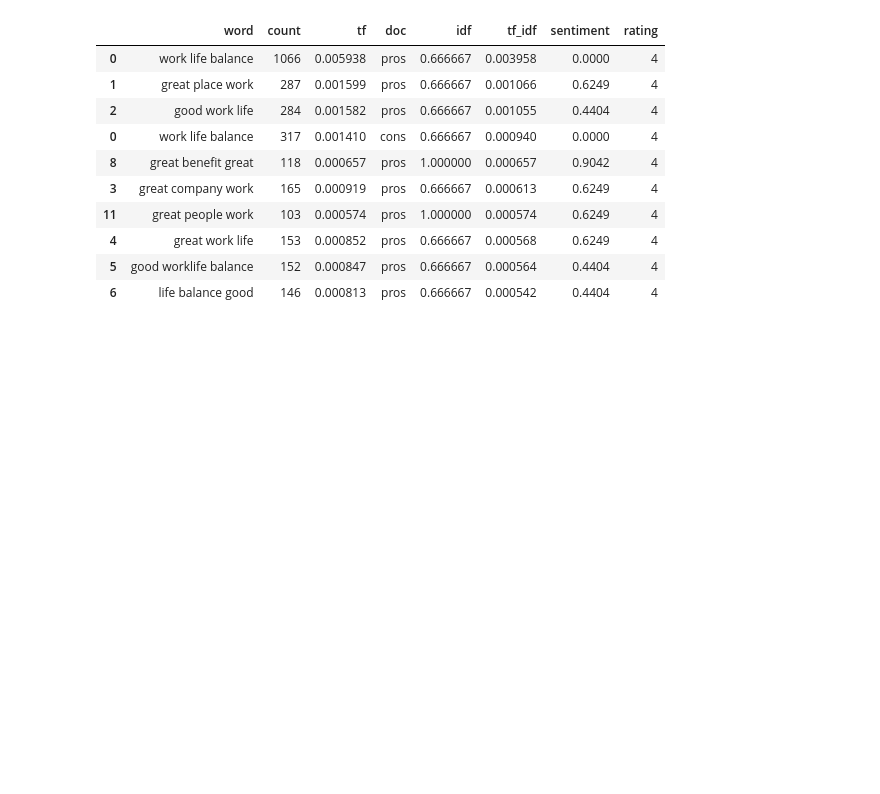
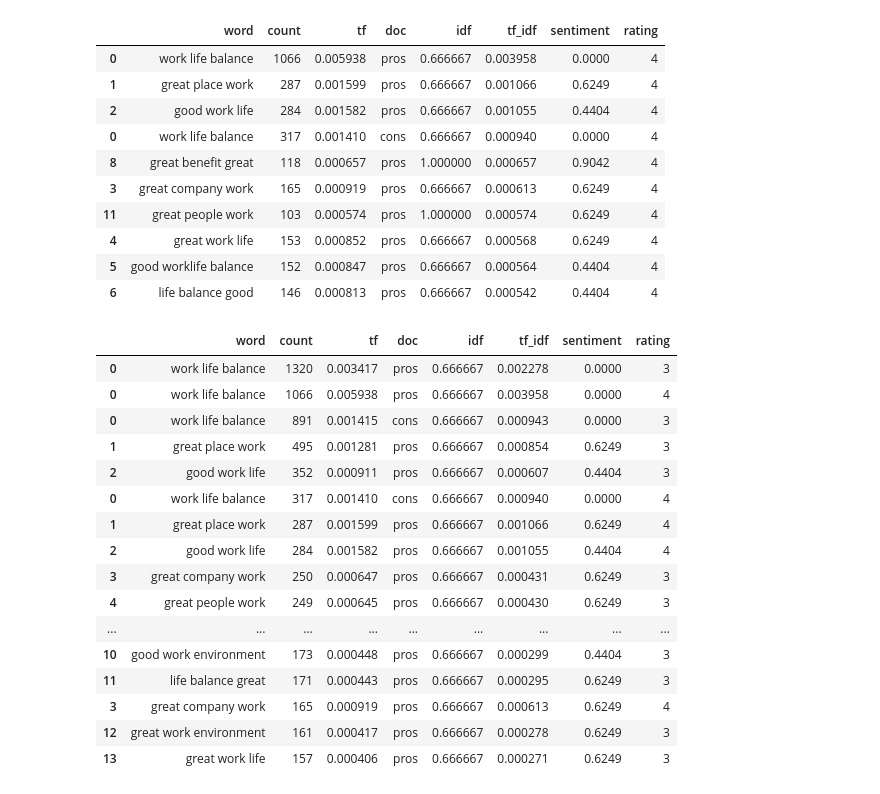
Before and after one commit to glassdoorstars/glassdoor-rating-predictions, a Jupyter notebook: trigram_stats_test.ipynb, the cells around one changed output. Drawn from its saved outputs; the diff is of its cells as text; code cells hidden in the pictures; blank space fills up the shorter version.

```diff
--- a/trigram_stats_test.ipynb
+++ b/trigram_stats_test.ipynb
@@ -691,3 +692,24 @@ most_important_four_stars
 | 4 | great work life | 153 | 0.000852 | pros | 0.666667 | 0.000568 | 0.6249 | 4 |
 | 5 | good worklife balance | 152 | 0.000847 | pros | 0.666667 | 0.000564 | 0.4404 | 4 |
 | 6 | life balance good | 146 | 0.000813 | pros | 0.666667 | 0.000542 | 0.4404 | 4 |
+# %%
+full_tf_idf = pd.concat([three_star,four_star], axis=0)
+full_tf_idf.sort_values(by="count", ascending=False).head(20)
+# %% [output]
+|  | word | count | tf | doc | idf | tf_idf | sentiment | rating |
+| 0 | work life balance | 1320 | 0.003417 | pros | 0.666667 | 0.002278 | 0.0000 | 3 |
+| 0 | work life balance | 1066 | 0.005938 | pros | 0.666667 | 0.003958 | 0.0000 | 4 |
+| 0 | work life balance | 891 | 0.001415 | cons | 0.666667 | 0.000943 | 0.0000 | 3 |
+| 1 | great place work | 495 | 0.001281 | pros | 0.666667 | 0.000854 | 0.6249 | 3 |
+| 2 | good work life | 352 | 0.000911 | pros | 0.666667 | 0.000607 | 0.4404 | 3 |
+| 0 | work life balance | 317 | 0.001410 | cons | 0.666667 | 0.000940 | 0.0000 | 4 |
+| 1 | great place work | 287 | 0.001599 | pros | 0.666667 | 0.001066 | 0.6249 | 4 |
+| 2 | good work life | 284 | 0.001582 | pros | 0.666667 | 0.001055 | 0.4404 | 4 |
+| 3 | great company work | 250 | 0.000647 | pros | 0.666667 | 0.000431 | 0.6249 | 3 |
+| 4 | great people work | 249 | 0.000645 | pros | 0.666667 | 0.000430 | 0.6249 | 3 |
+| ... | ... | ... | ... | ... | ... | ... | ... | ... |
+| 10 | good work environment | 173 | 0.000448 | pros | 0.666667 | 0.000299 | 0.4404 | 3 |
+| 11 | life balance great | 171 | 0.000443 | pros | 0.666667 | 0.000295 | 0.6249 | 3 |
+| 3 | great company work | 165 | 0.000919 | pros | 0.666667 | 0.000613 | 0.6249 | 4 |
+| 12 | great work environment | 161 | 0.000417 | pros | 0.666667 | 0.000278 | 0.6249 | 3 |
+| 13 | great work life | 157 | 0.000406 | pros | 0.666667 | 0.000271 | 0.6249 | 3 |
```
Also changed, not shown: parts of 2 cells of this notebook, 1 other file.
